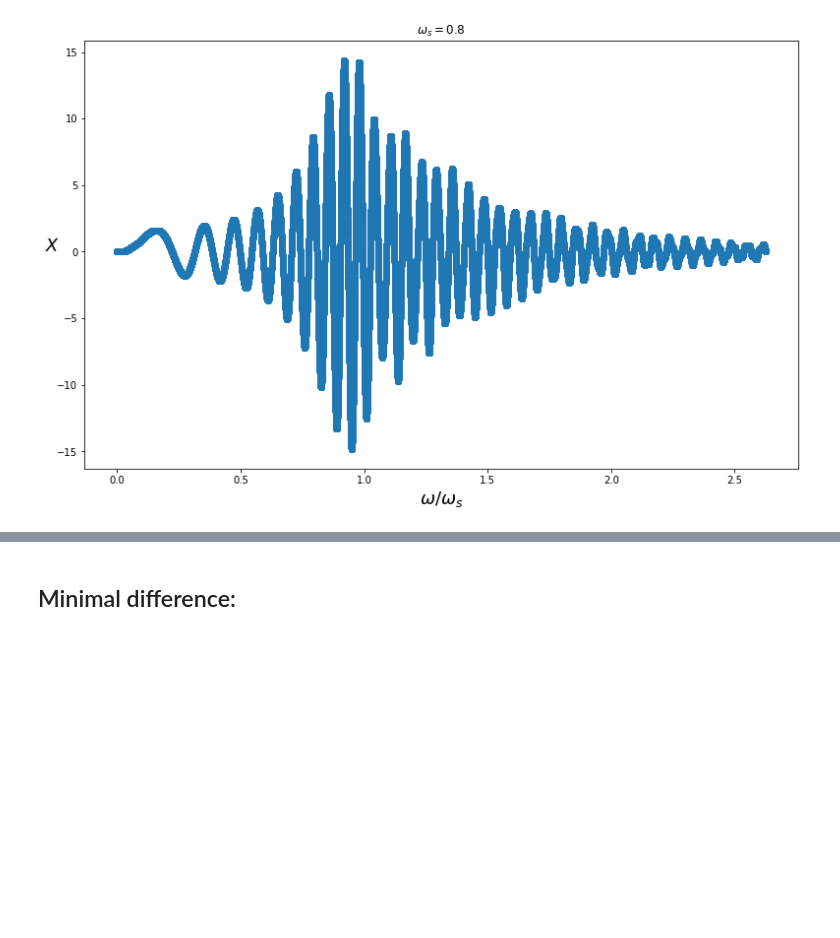
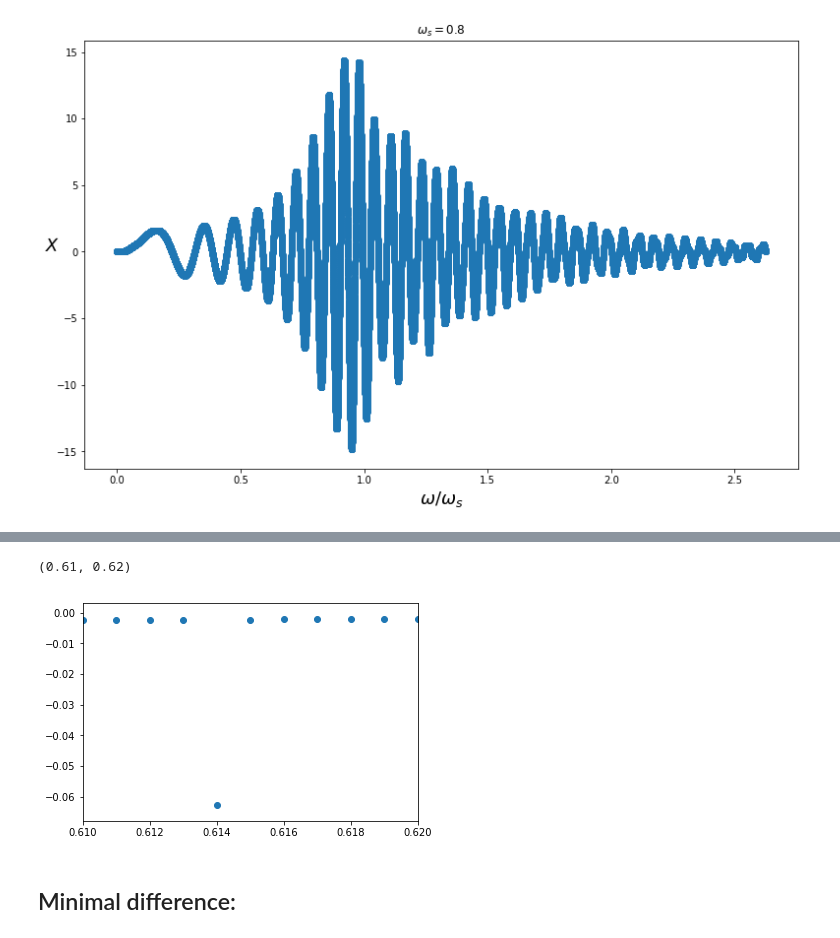
Before and after one commit to balintkaszas/boSchlieren, a Jupyter notebook: FrequencySweep.ipynb, the cells around one changed output, grey strips where cells are left out. Drawn from its saved outputs; the diff is of its cells as text; code cells hidden in the pictures; blank space fills up the shorter version.

```diff
--- a/FrequencySweep.ipynb
+++ b/FrequencySweep.ipynb
@@ -121,3 +121,9 @@ Text(0,0.5,'$Resonance Freq / \\omega_s$')
+# %%
+plt.plot(omegas[1:], np.diff(resonances), 'o')
+plt.xlim(0.61, 0.62)
+# %% [output]
+(0.61, 0.62)
+[figure, added]
 # %% [markdown]
 ## Minimal difference:
 # %%
```
Also changed, not shown: parts of 13 cells of this notebook.
